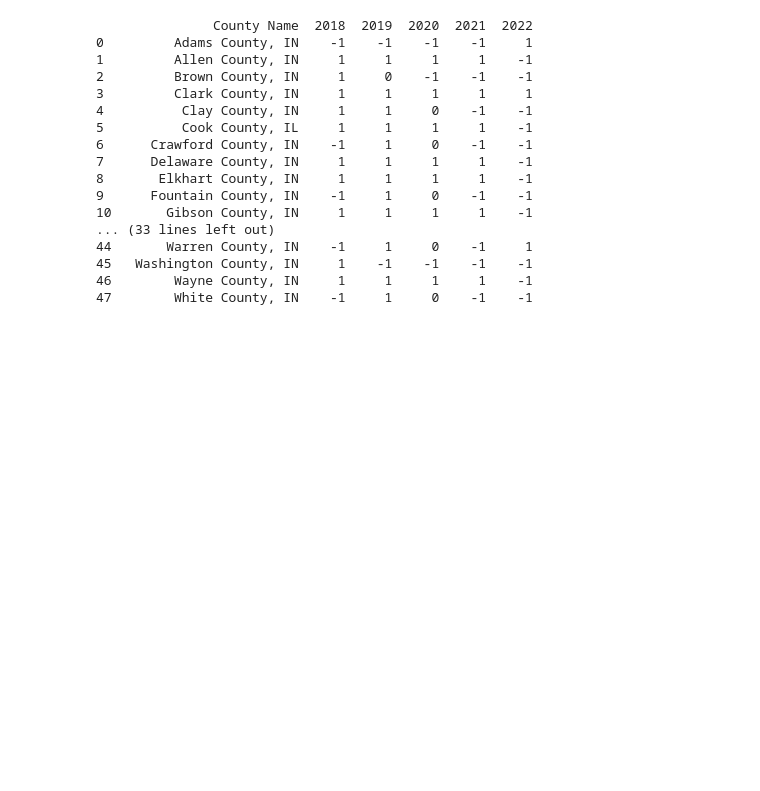
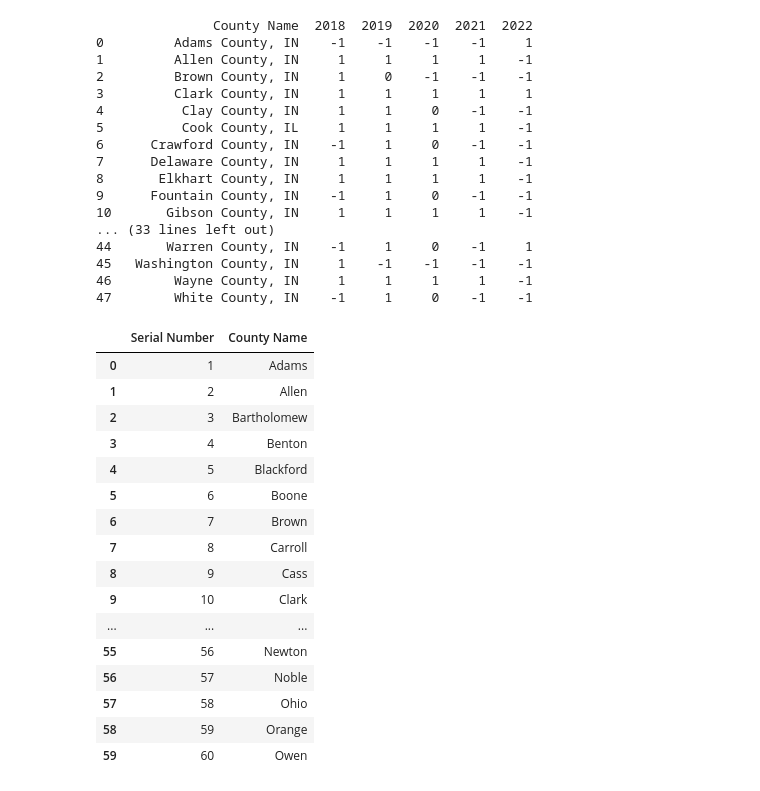
Before and after one commit to cpokala/DPSA-and-HPV-in-Indiana-, a Jupyter notebook: DPSA_and_HPV.ipynb, the cells around one changed output. Cells and saved outputs as stored; diff of their text form; code cells hidden in the pictures; blank space fills up the shorter version.

Commit message:
Merged with names of all Indiana Counties to get an updated list

```diff
--- a/DPSA_and_HPV.ipynb
+++ b/DPSA_and_HPV.ipynb
@@ -385,3 +385,28 @@ print(grouped_table.head(60))
 45   Washington County, IN     1    -1    -1    -1    -1
 46        Wayne County, IN     1     1     1     1    -1
 47        White County, IN    -1     1     0    -1    -1
+# %%
+# Read file which has names for all counties in Indiana
+file_path = '/content/Counties in Indiana.XLSX'
+all_counties_name = pd.read_excel(file_path)
+
+# Display the first few rows of the DataFrame
+all_counties_name.head(60)
+# %% [output]
+|  | Serial Number | County Name |
+| 0 | 1 | Adams |
+| 1 | 2 | Allen |
+| 2 | 3 | Bartholomew |
+| 3 | 4 | Benton |
+| 4 | 5 | Blackford |
+| 5 | 6 | Boone |
+| 6 | 7 | Brown |
+| 7 | 8 | Carroll |
+| 8 | 9 | Cass |
+| 9 | 10 | Clark |
+| ... | ... | ... |
+| 55 | 56 | Newton |
+| 56 | 57 | Noble |
+| 57 | 58 | Ohio |
+| 58 | 59 | Orange |
+| 59 | 60 | Owen |
```
Also changed, not shown: parts of 6 cells of this notebook.
